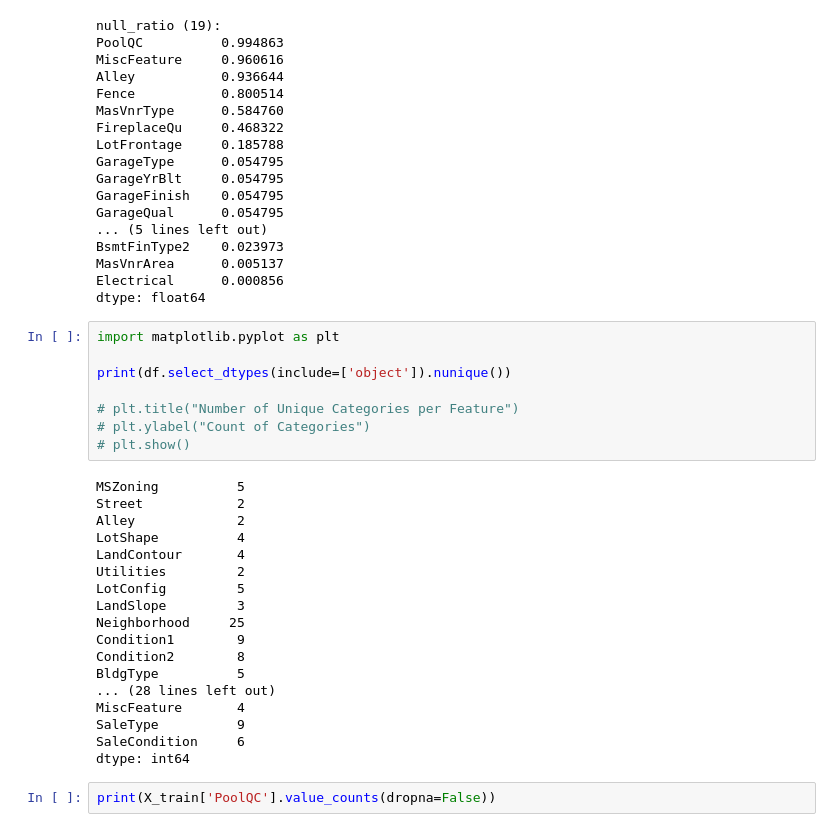
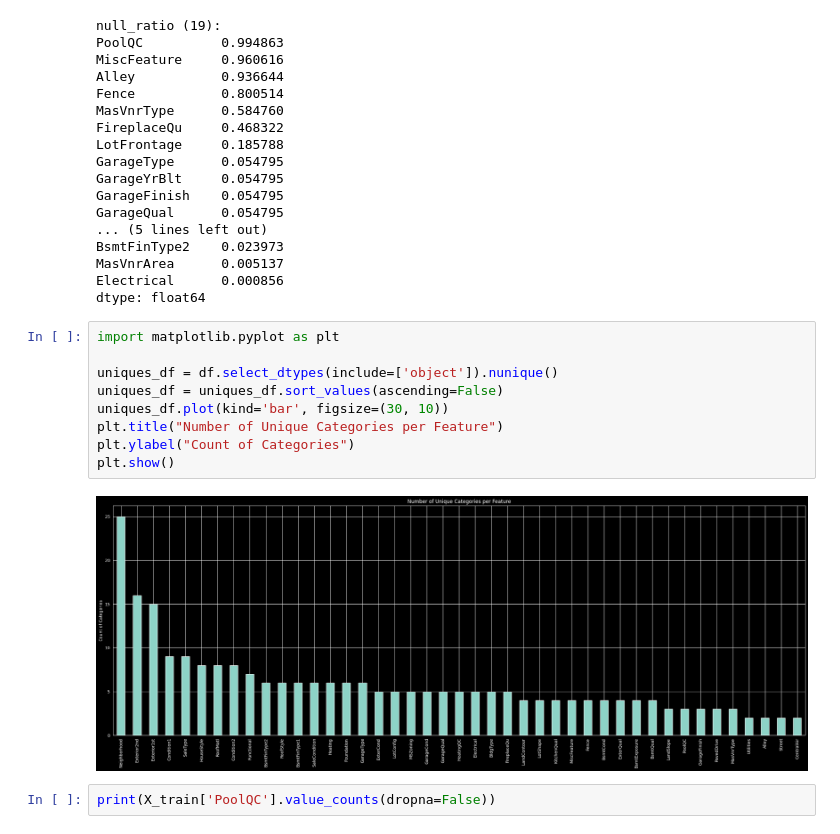
Before and after one commit to SandroBolkvadze/House-Prices-Kaggle-Competition, a Jupyter notebook: model_data_analysis.ipynb, the cells around one changed output. Saved outputs shown, nothing was run; the diff lists cells and outputs as text.

```diff
--- a/model_data_analysis.ipynb
+++ b/model_data_analysis.ipynb
@@ -97,29 +97,14 @@ dtype: float64
 # %%
 import matplotlib.pyplot as plt
 
-print(df.select_dtypes(include=['object']).nunique())
-
-# plt.title("Number of Unique Categories per Feature")
-# plt.ylabel("Count of Categories")
-# plt.show()
+uniques_df = df.select_dtypes(include=['object']).nunique()
+uniques_df = uniques_df.sort_values(ascending=False)
+uniques_df.plot(kind='bar', figsize=(30, 10))
+plt.title("Number of Unique Categories per Feature")
+plt.ylabel("Count of Categories")
+plt.show()
 # %% [output]
-MSZoning          5
-Street            2
-Alley             2
-LotShape          4
-LandContour       4
-Utilities         2
-LotConfig         5
-LandSlope         3
-Neighborhood     25
-Condition1        9
-Condition2        8
-BldgType          5
-... (28 lines left out)
-MiscFeature       4
-SaleType          9
-SaleCondition     6
-dtype: int64
+[figure, added]
 # %%
 print(X_train['PoolQC'].value_counts(dropna=False))
 # %% [output]
```
Also changed, not shown: parts of 3 cells of this notebook, 2 other files.
